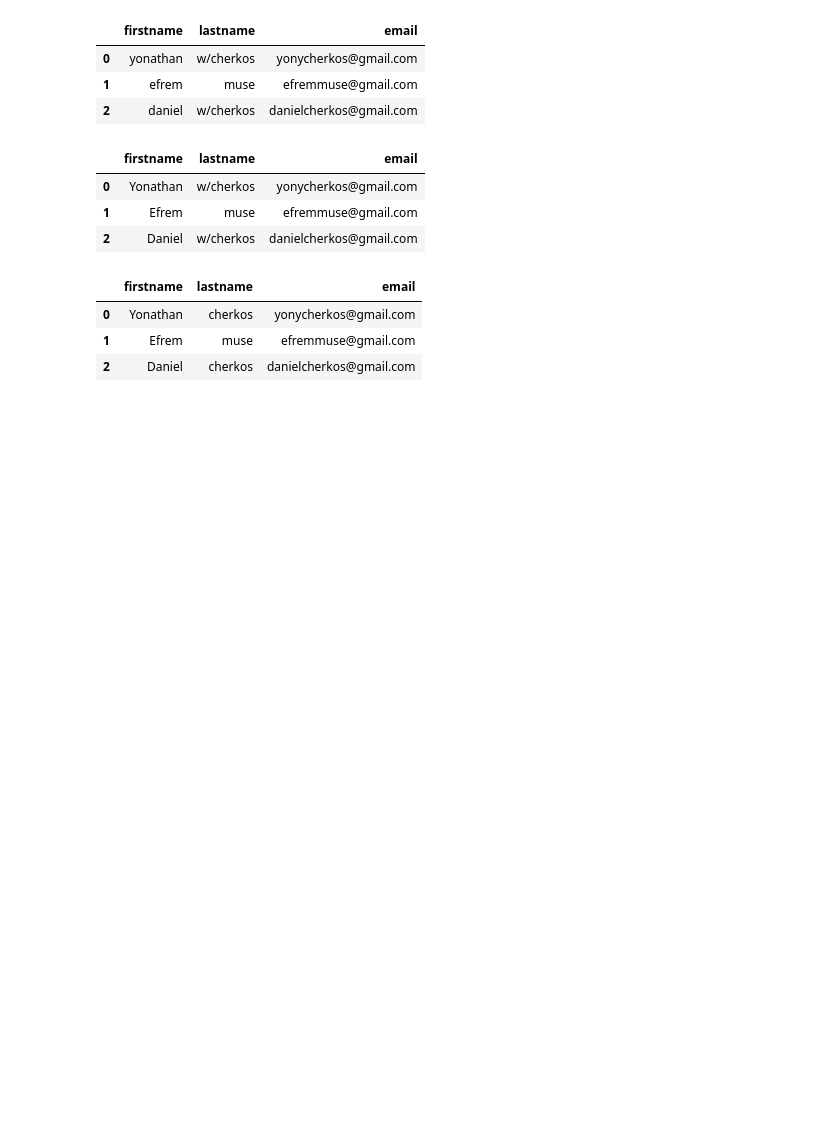
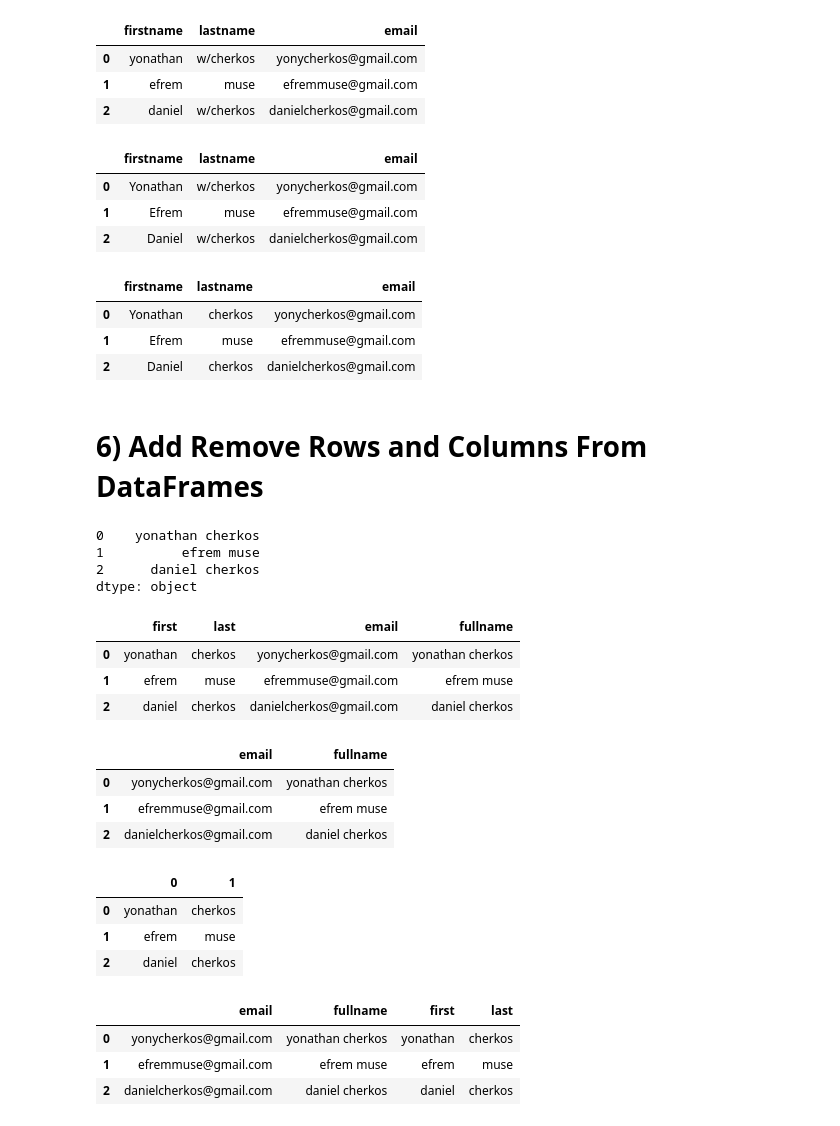
Before and after one commit to yonycherkos/data_analysis, a Jupyter notebook: pandas/Snippets.ipynb, the cells around one changed output. Saved outputs shown, nothing was run; the diff lists cells and outputs as text; code cells hidden in the pictures; blank space fills up the shorter version.

```diff
--- a/pandas/Snippets.ipynb
+++ b/pandas/Snippets.ipynb
@@ -154,3 +154,21 @@ df
 | 0 | Yonathan | cherkos | yonycherkos@gmail.com |
 | 1 | Efrem | muse | efremmuse@gmail.com |
 | 2 | Daniel | cherkos | danielcherkos@gmail.com |
+# %% [markdown]
+# 6) Add Remove Rows and Columns From DataFrames
+# %%
+df["first"] + " " + df["last"]
+# %% [output]
+0    yonathan cherkos
+1          efrem muse
+2      daniel cherkos
+dtype: object
+# %%
+df["fullname"] = df["first"] + " " + df["last"]
+# %%
+df
+# %% [output]
+|  | first | last | email | fullname |
+| 0 | yonathan | cherkos | yonycherkos@gmail.com | yonathan cherkos |
+| 1 | efrem | muse | efremmuse@gmail.com | efrem muse |
+| 2 | daniel | cherkos | danielcherkos@gmail.com | daniel cherkos |
@@ -156,0 +177,14 @@ df
+# %%
+df
+# %% [output]
+|  | email | fullname |
+| 0 | yonycherkos@gmail.com | yonathan cherkos |
+| 1 | efremmuse@gmail.com | efrem muse |
+| 2 | danielcherkos@gmail.com | daniel cherkos |
+# %%
+df["fullname"].str.split(" ", expand=True)
+# %% [output]
+|  | 0 | 1 |
+| 0 | yonathan | cherkos |
+| 1 | efrem | muse |
+| 2 | daniel | cherkos |
@@ -156,0 +193,7 @@ df
+# %%
+df
+# %% [output]
+|  | email | fullname | first | last |
+| 0 | yonycherkos@gmail.com | yonathan cherkos | yonathan | cherkos |
+| 1 | efremmuse@gmail.com | efrem muse | efrem | muse |
+| 2 | danielcherkos@gmail.com | daniel cherkos | daniel | cherkos |
```
Also changed, not shown: parts of 3 cells of this notebook, 1 other file.
